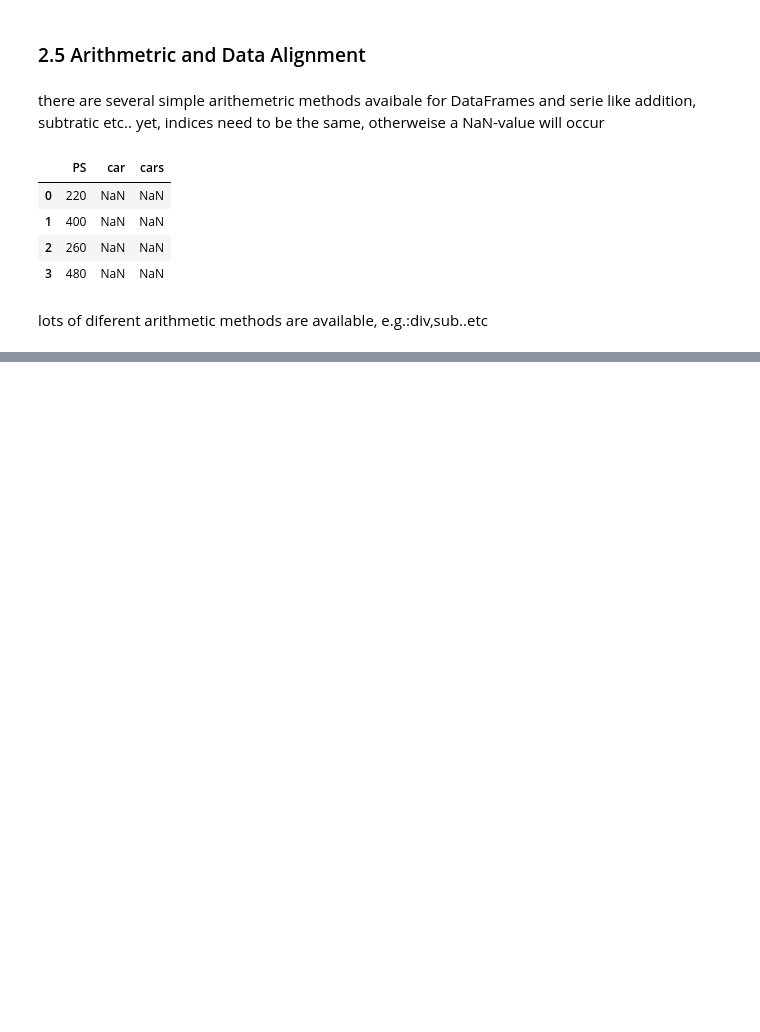
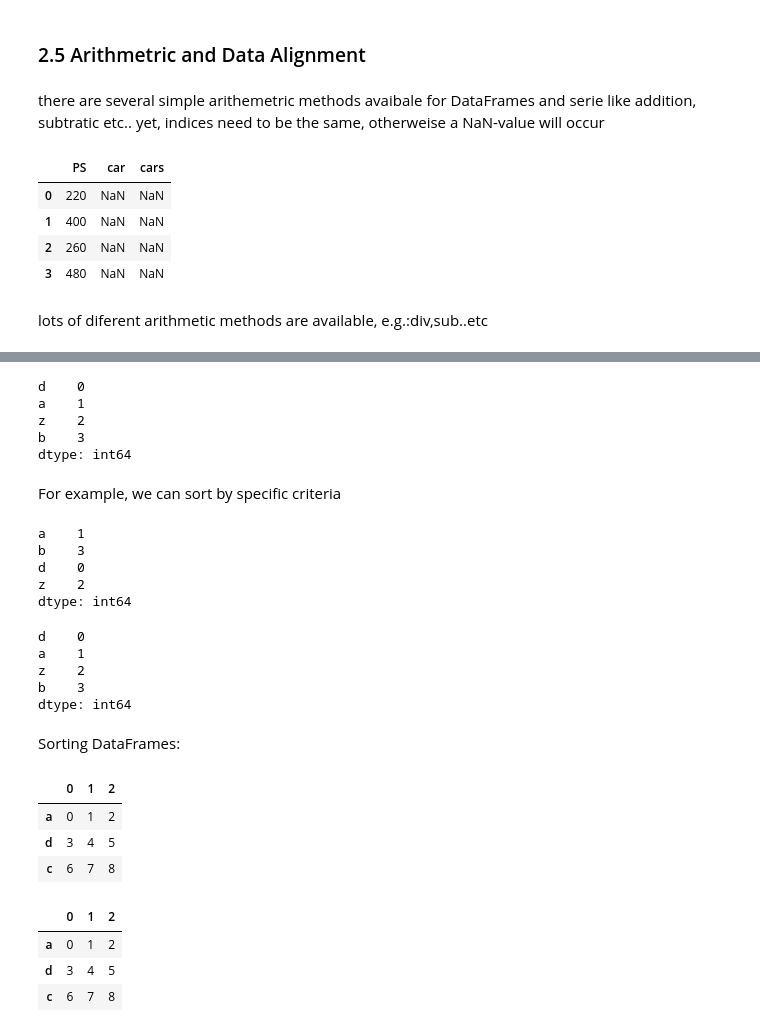
Before and after one commit to NiklasGoettel/Quarto_Website, a Jupyter notebook: pandas.ipynb, the cells around one changed output, grey strips where cells are left out. Cells and saved outputs as stored; diff of their text form; code cells hidden in the pictures; blank space fills up the shorter version.

```diff
--- a/pandas.ipynb
+++ b/pandas.ipynb
@@ -514,0 +518,44 @@ lots of diferent arithmetic methods are available, e.g.:div,sub..etc
+# %%
+obs=pd.Series(np.arange(4),index=["d","a","z","b"])
+obs
+# %% [output]
+d    0
+a    1
+z    2
+b    3
+dtype: int64
+# %% [markdown]
+For example, we can sort by specific criteria
+# %%
+obs.sort_index()
+# %% [output]
+a    1
+b    3
+d    0
+z    2
+dtype: int64
+# %%
+obs.sort_values()
+# %% [output]
+d    0
+a    1
+z    2
+b    3
+dtype: int64
+# %% [markdown]
+Sorting DataFrames:
+# %%
+frame=pd.DataFrame(np.arange(9).reshape(3,3),index=["a","d","c"])
+frame
+# %% [output]
+|  | 0 | 1 | 2 |
+| a | 0 | 1 | 2 |
+| d | 3 | 4 | 5 |
+| c | 6 | 7 | 8 |
+# %%
+frame.sort_index(axis="columns")
+# %% [output]
+|  | 0 | 1 | 2 |
+| a | 0 | 1 | 2 |
+| d | 3 | 4 | 5 |
+| c | 6 | 7 | 8 |
```
Also changed, not shown: parts of 27 cells of this notebook, 21 other files.
